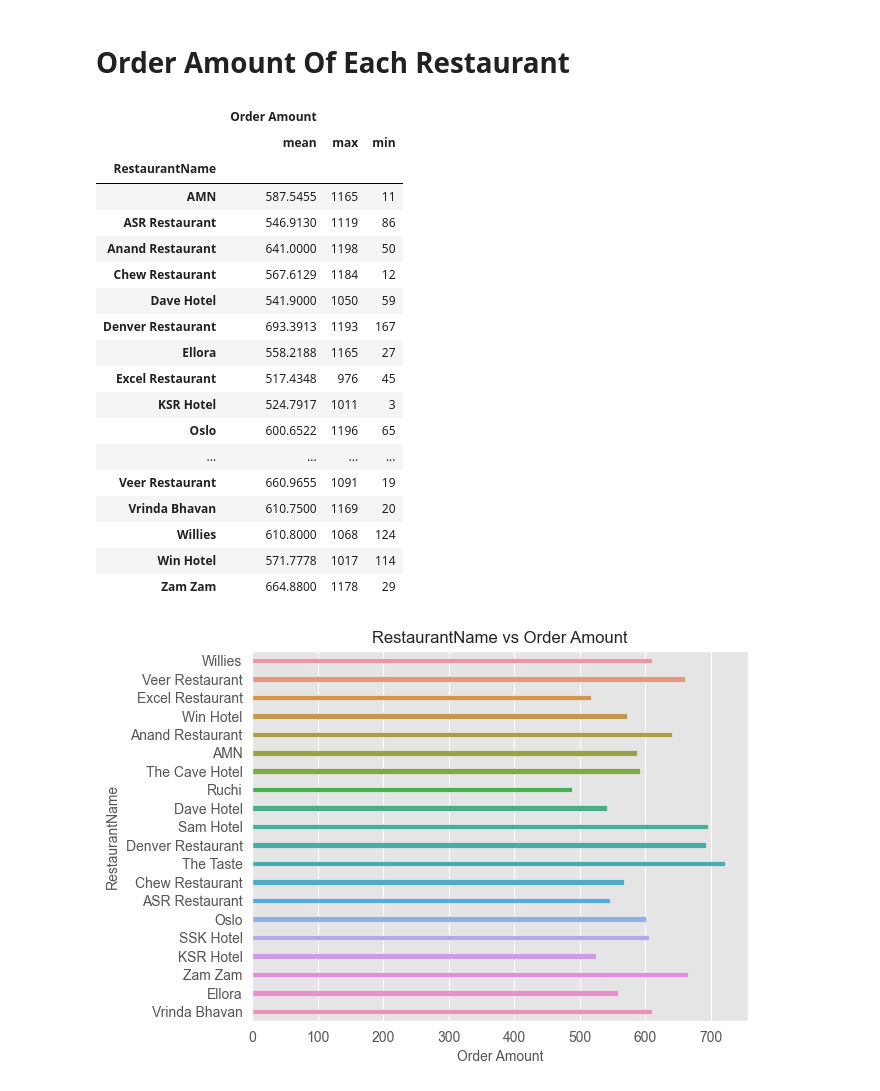
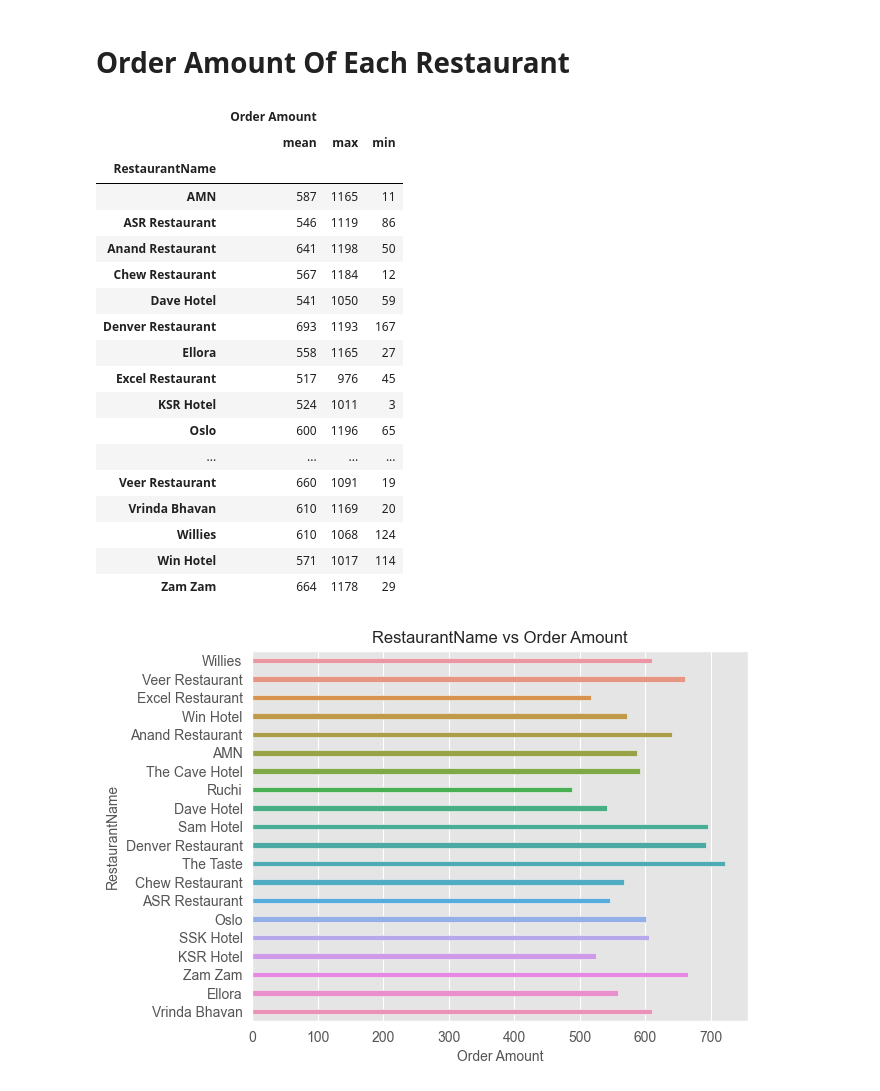
Before and after one commit to Osama-Anmar/Analysis-Restaurant-Data, a Jupyter notebook: Restaurant Sales.ipynb, the cells around one changed output. Saved outputs shown, nothing was run; the diff lists cells and outputs as text; code cells hidden in the pictures.

```diff
--- a/Restaurant Sales.ipynb
+++ b/Restaurant Sales.ipynb
@@ -70,0 +71,2 @@ Orders = Orders[['Order ID','RestaurantID', 'Quantity of Items', 'Order Amount',
+# %%
+Orders.rename(columns={'Restaurant ID':'RestaurantID'},inplace=True)
@@ -291,28 +309,28 @@ box_plot('Delivery Time Taken (mins)', 'RestaurantName', OrdersDetails)
 # %% [markdown]
 # Order Amount Of Each Restaurant
 # %%
-RestaurantSales = OrdersDetails.groupby(['RestaurantName'], as_index=True, sort=True).agg({'Order Amount': [np.mean, max, min]})
+RestaurantSales = OrdersDetails.groupby(['RestaurantName'], as_index=True, sort=True).agg({'Order Amount': [np.mean, max, min]}).astype(int)
 RestaurantSales
 # %% [output]
 |  | Order Amount |  |  |
 |  | mean | max | min |
 | RestaurantName |  |  |  |
-| AMN | 587.5455 | 1165 | 11 |
-| ASR Restaurant | 546.9130 | 1119 | 86 |
-| Anand Restaurant | 641.0000 | 1198 | 50 |
-| Chew Restaurant | 567.6129 | 1184 | 12 |
-| Dave Hotel | 541.9000 | 1050 | 59 |
-| Denver Restaurant | 693.3913 | 1193 | 167 |
-| Ellora | 558.2188 | 1165 | 27 |
-| Excel Restaurant | 517.4348 | 976 | 45 |
-| KSR Hotel | 524.7917 | 1011 | 3 |
-| Oslo | 600.6522 | 1196 | 65 |
+| AMN | 587 | 1165 | 11 |
+| ASR Restaurant | 546 | 1119 | 86 |
+| Anand Restaurant | 641 | 1198 | 50 |
+| Chew Restaurant | 567 | 1184 | 12 |
+| Dave Hotel | 541 | 1050 | 59 |
+| Denver Restaurant | 693 | 1193 | 167 |
+| Ellora | 558 | 1165 | 27 |
+| Excel Restaurant | 517 | 976 | 45 |
+| KSR Hotel | 524 | 1011 | 3 |
+| Oslo | 600 | 1196 | 65 |
 | ... | ... | ... | ... |
-| Veer Restaurant | 660.9655 | 1091 | 19 |
-| Vrinda Bhavan | 610.7500 | 1169 | 20 |
-| Willies | 610.8000 | 1068 | 124 |
-| Win Hotel | 571.7778 | 1017 | 114 |
-| Zam Zam | 664.8800 | 1178 | 29 |
+| Veer Restaurant | 660 | 1091 | 19 |
+| Vrinda Bhavan | 610 | 1169 | 20 |
+| Willies | 610 | 1068 | 124 |
+| Win Hotel | 571 | 1017 | 114 |
+| Zam Zam | 664 | 1178 | 29 |
 # %%
 bar_plot('Order Amount', 'RestaurantName', OrdersDetails)
 # %% [output]
```
Also changed, not shown: parts of 106 cells of this notebook.
